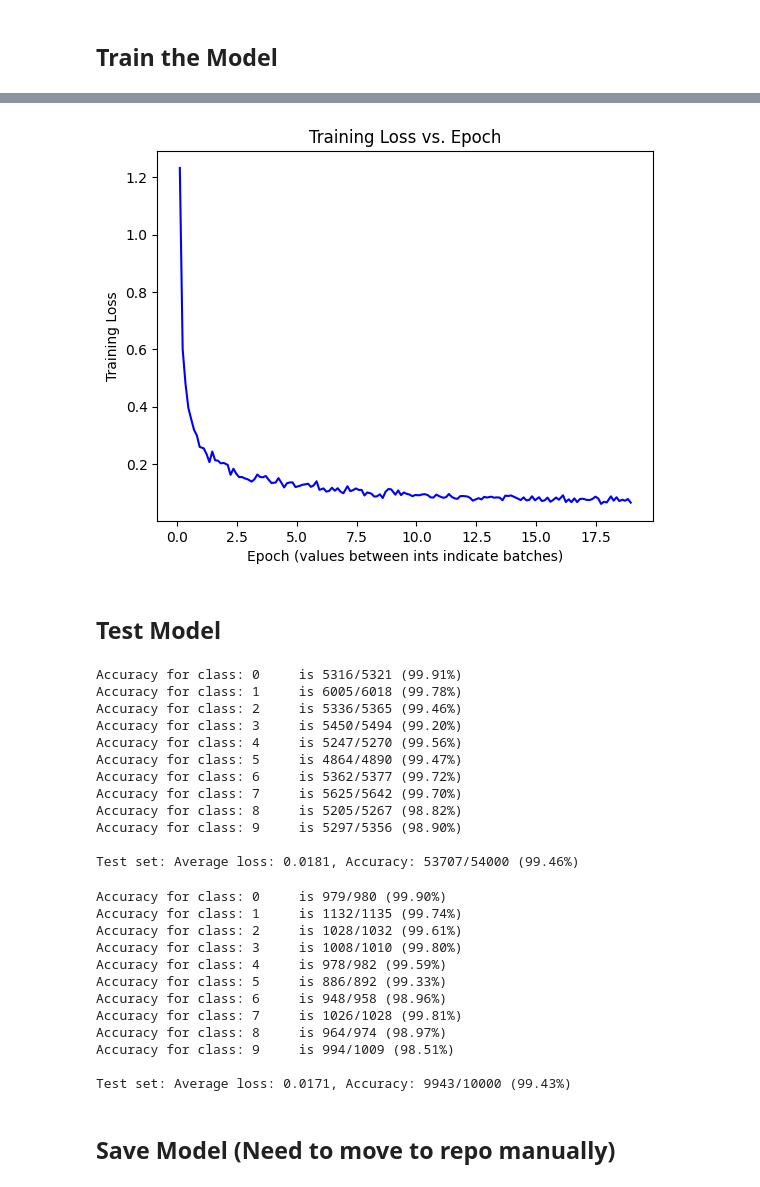
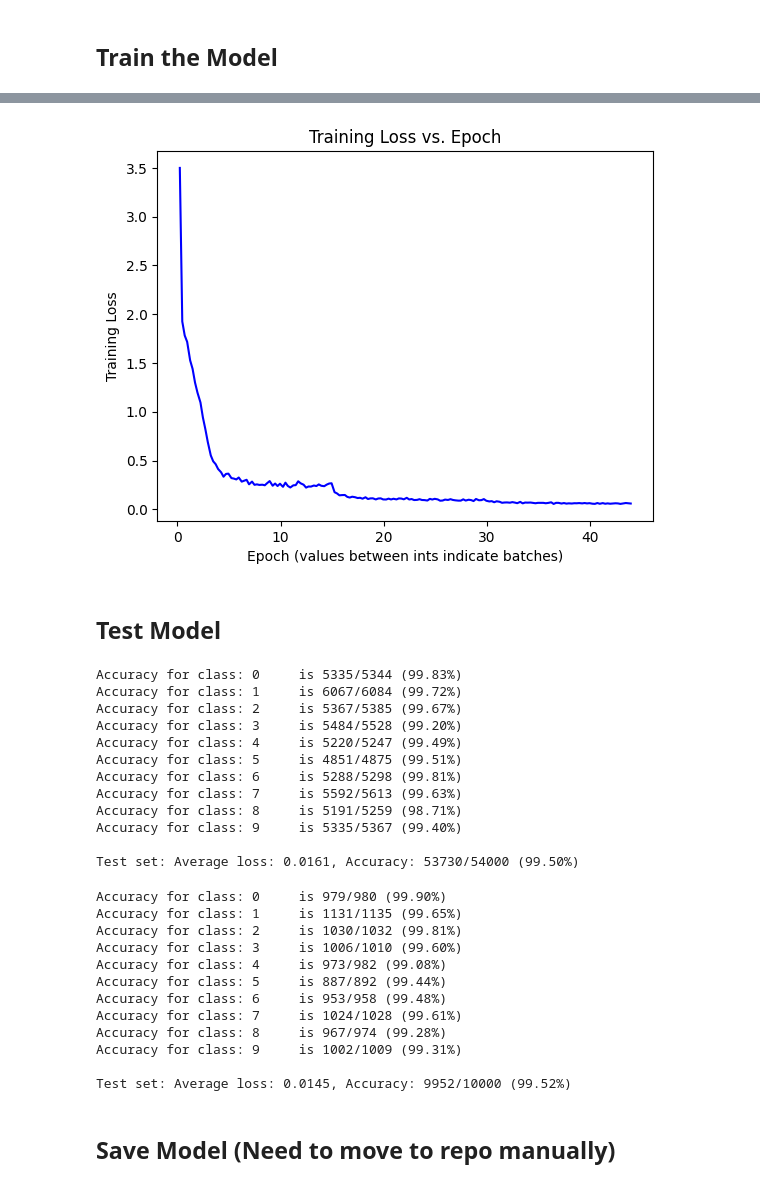
Before and after one commit to bwoody13/CNN-MNIST_CIFAR10-Classification, a Jupyter notebook: train_models.ipynb, the cells around one changed output, grey strips where cells are left out. Drawn from its saved outputs; the diff is of its cells as text; code cells hidden in the pictures.

Commit message:
Update new MNIST model

```diff
--- a/train_models.ipynb
+++ b/train_models.ipynb
@@ -107,7 +122,7 @@ torch.Size([16, 1, 28, 28])
 ## Initialize CNN Model
 # %%
 print(torch.cuda.is_available())
-model = MNISTCNN(learning_rate=0.001, weight_decay=1e-4, epochs=25, batch_size=64)
+model = MNISTCNN(learning_rate=0.01, weight_decay=1e-4, epochs=50, batch_size=128, gamma=0.2, step=15)
 print(model.device)
 # %% [output]
 True
@@ -124,5 +139,5 @@ test_loader = DataLoader(test_ds, model.batch_size, num_workers=num_workers, pin
 # %% [markdown]
 ## Train the Model
 # %%
-train(model, train_loader, val_loader, scheduler=True)
+train(model, train_loader, val_loader, use_scheduler=True, patience=6)
 # %% [output]
@@ -146,38 +161,38 @@ Early stopping! No improvement for the last 2 epochs.
-[figure, old version]
+[figure, new version]
 # %% [markdown]
 ## Test Model
 # %%
 # Train Dataset
 test(model, train_loader)
 # %% [output]
-Accuracy for class: 0     is 5316/5321 (99.91%)
-Accuracy for class: 1     is 6005/6018 (99.78%)
-Accuracy for class: 2     is 5336/5365 (99.46%)
-Accuracy for class: 3     is 5450/5494 (99.20%)
-Accuracy for class: 4     is 5247/5270 (99.56%)
-Accuracy for class: 5     is 4864/4890 (99.47%)
-Accuracy for class: 6     is 5362/5377 (99.72%)
-Accuracy for class: 7     is 5625/5642 (99.70%)
-Accuracy for class: 8     is 5205/5267 (98.82%)
-Accuracy for class: 9     is 5297/5356 (98.90%)
+Accuracy for class: 0     is 5335/5344 (99.83%)
+Accuracy for class: 1     is 6067/6084 (99.72%)
+Accuracy for class: 2     is 5367/5385 (99.67%)
+Accuracy for class: 3     is 5484/5528 (99.20%)
+Accuracy for class: 4     is 5220/5247 (99.49%)
+Accuracy for class: 5     is 4851/4875 (99.51%)
+Accuracy for class: 6     is 5288/5298 (99.81%)
+Accuracy for class: 7     is 5592/5613 (99.63%)
+Accuracy for class: 8     is 5191/5259 (98.71%)
+Accuracy for class: 9     is 5335/5367 (99.40%)
 
-Test set: Average loss: 0.0181, Accuracy: 53707/54000 (99.46%)
+Test set: Average loss: 0.0161, Accuracy: 53730/54000 (99.50%)
 # %%
 # Test Dataset
 test(model, test_loader)
 # %% [output]
 Accuracy for class: 0     is 979/980 (99.90%)
-Accuracy for class: 1     is 1132/1135 (99.74%)
-Accuracy for class: 2     is 1028/1032 (99.61%)
-Accuracy for class: 3     is 1008/1010 (99.80%)
-Accuracy for class: 4     is 978/982 (99.59%)
-Accuracy for class: 5     is 886/892 (99.33%)
-Accuracy for class: 6     is 948/958 (98.96%)
-Accuracy for class: 7     is 1026/1028 (99.81%)
-Accuracy for class: 8     is 964/974 (98.97%)
-Accuracy for class: 9     is 994/1009 (98.51%)
+Accuracy for class: 1     is 1131/1135 (99.65%)
+Accuracy for class: 2     is 1030/1032 (99.81%)
+Accuracy for class: 3     is 1006/1010 (99.60%)
+Accuracy for class: 4     is 973/982 (99.08%)
+Accuracy for class: 5     is 887/892 (99.44%)
+Accuracy for class: 6     is 953/958 (99.48%)
+Accuracy for class: 7     is 1024/1028 (99.61%)
+Accuracy for class: 8     is 967/974 (99.28%)
+Accuracy for class: 9     is 1002/1009 (99.31%)
 
-Test set: Average loss: 0.0171, Accuracy: 9943/10000 (99.43%)
+Test set: Average loss: 0.0145, Accuracy: 9952/10000 (99.52%)
 # %% [markdown]
 ## Save Model (Need to move to repo manually)
 # %%
```
Also changed, not shown: parts of 6 cells of this notebook.
